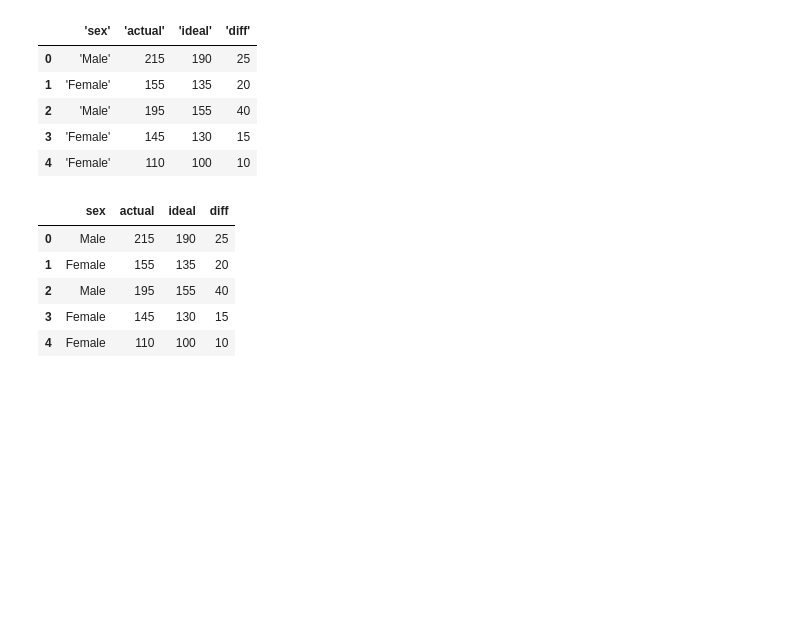
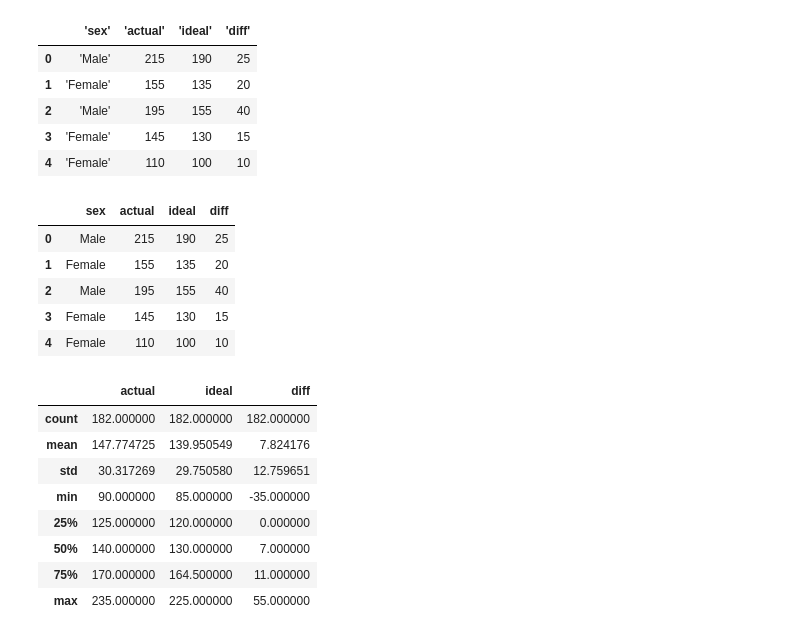
Before and after one commit to mshofmann/data_science, a Jupyter notebook: Ideal_Weight.ipynb, the cells around one changed output. Cells and saved outputs as stored; diff of their text form; code cells hidden in the pictures; blank space fills up the shorter version.

```diff
--- a/Ideal_Weight.ipynb
+++ b/Ideal_Weight.ipynb
@@ -33,4 +33,16 @@ df.head()
 | 2 | Male | 195 | 155 | 40 |
 | 3 | Female | 145 | 130 | 15 |
 | 4 | Female | 110 | 100 | 10 |
+# %%
+df.describe()
+# %% [output]
+|  | actual | ideal | diff |
+| count | 182.000000 | 182.000000 | 182.000000 |
+| mean | 147.774725 | 139.950549 | 7.824176 |
+| std | 30.317269 | 29.750580 | 12.759651 |
+| min | 90.000000 | 85.000000 | -35.000000 |
+| 25% | 125.000000 | 120.000000 | 0.000000 |
+| 50% | 140.000000 | 130.000000 | 7.000000 |
+| 75% | 170.000000 | 164.500000 | 11.000000 |
+| max | 235.000000 | 225.000000 | 55.000000 |
 # %%
```
Also changed, not shown: parts of 20 cells of this notebook.
